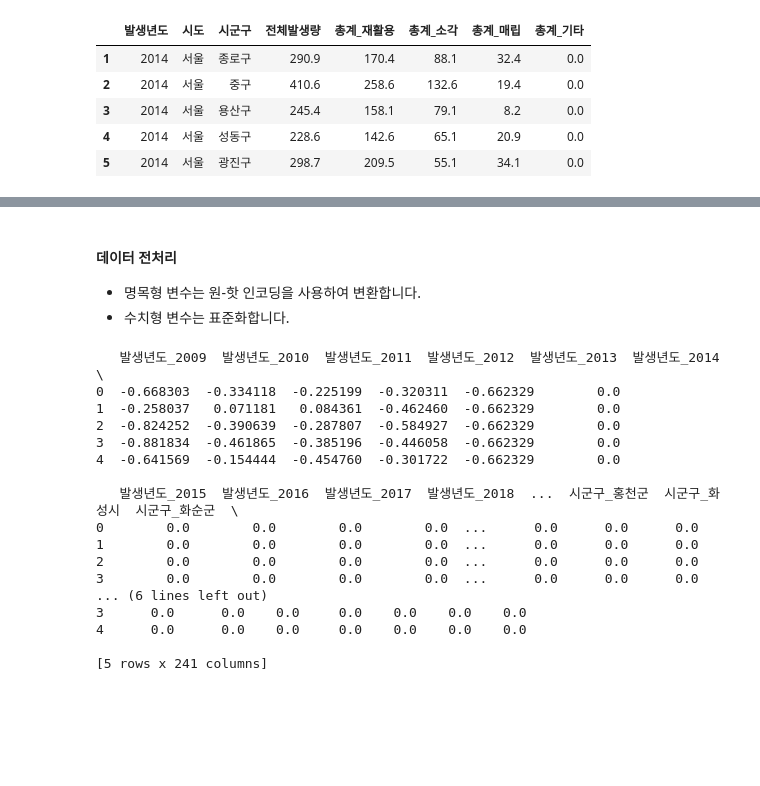
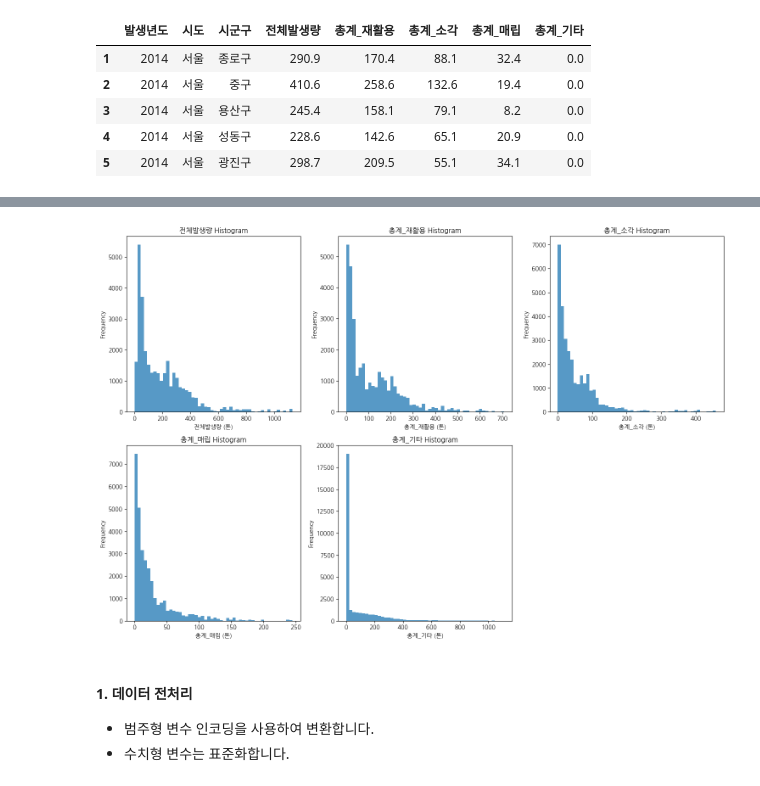
Before and after one commit to arkwith7/BDAV1, a Jupyter notebook: 02_전국폐기물발생및처리현황_data_processing.ipynb, the cells around one changed output, grey strips where cells are left out. Saved outputs shown, nothing was run; the diff lists cells and outputs as text; code cells hidden in the pictures; blank space fills up the shorter version.

```diff
--- a/02_전국폐기물발생및처리현황_data_processing.ipynb
+++ b/02_전국폐기물발생및처리현황_data_processing.ipynb
@@ -292,0 +314,16 @@ data_cleaned_augmented.describe()
+# %%
+# Define numerical columns
+numerical_cols = ['전체발생량', '총계_재활용', '총계_소각', '총계_매립', '총계_기타']
+
+# Plot histograms
+plt.figure(figsize=(15, 10))
+for i, col in enumerate(numerical_cols, 1):
+    plt.subplot(2, 3, i)
+    plt.hist(data_cleaned_augmented[col], bins=50, alpha=0.75)
+    plt.title(f'{col} Histogram')
+    plt.xlabel(f'{col} (톤)')
+    plt.ylabel('Frequency')
+plt.tight_layout()
+plt.show()
+# %% [output]
+[figure, added]
@@ -293,51 +333,4 @@ data_cleaned_augmented.describe()
 # %% [markdown]
-#### 데이터 전처리
- - 명목형 변수는 원-핫 인코딩을 사용하여 변환합니다.
+#### 1. 데이터 전처리
+ - 범주형 변수 인코딩을 사용하여 변환합니다.
  - 수치형 변수는 표준화합니다.
-# %%
-from sklearn.preprocessing import StandardScaler, OneHotEncoder
-from sklearn.compose import ColumnTransformer
-from sklearn.pipeline import Pipeline
-import pandas as pd
-
-# Identify categorical and numerical columns
-categorical_cols = ['발생년도', '시도', '시군구']
-numerical_cols = ['전체발생량', '총계_재활용', '총계_소각', '총계_매립', '총계_기타']
-
-# Define the column transformer
-preprocessor = ColumnTransformer(
-    transformers=[
-        ('num', StandardScaler(), numerical_cols),
-        ('cat', OneHotEncoder(), categorical_cols)
-    ])
-
-# Apply the transformations
-data_transformed = preprocessor.fit_transform(data_cleaned_augmented)
-
-# Get feature names from OneHotEncoder and combine with numerical column names
-cat_feature_names = preprocessor.named_transformers_['cat'].get_feature_names_out(categorical_cols)
-all_feature_names = cat_feature_names.tolist() + numerical_cols
-
-# Convert the transformed data back to a DataFrame for easier analysis
-data_transformed_df = pd.DataFrame(data_transformed.toarray(), columns=all_feature_names)
-
-# Display the first few rows of the transformed data
-print(data_transformed_df.head())
-# %% [output]
-   발생년도_2009  발생년도_2010  발생년도_2011  발생년도_2012  발생년도_2013  발생년도_2014  \
-0  -0.668303  -0.334118  -0.225199  -0.320311  -0.662329        0.0
-1  -0.258037   0.071181   0.084361  -0.462460  -0.662329        0.0
-2  -0.824252  -0.390639  -0.287807  -0.584927  -0.662329        0.0
-3  -0.881834  -0.461865  -0.385196  -0.446058  -0.662329        0.0
-4  -0.641569  -0.154444  -0.454760  -0.301722  -0.662329        0.0
-
-   발생년도_2015  발생년도_2016  발생년도_2017  발생년도_2018  ...  시군구_홍천군  시군구_화성시  시군구_화순군  \
-0        0.0        0.0        0.0        0.0  ...      0.0      0.0      0.0
-1        0.0        0.0        0.0        0.0  ...      0.0      0.0      0.0
-2        0.0        0.0        0.0        0.0  ...      0.0      0.0      0.0
-3        0.0        0.0        0.0        0.0  ...      0.0      0.0      0.0
-... (6 lines left out)
-3      0.0      0.0    0.0     0.0    0.0    0.0    0.0
-4      0.0      0.0    0.0     0.0    0.0    0.0    0.0
-
-[5 rows x 241 columns]
```
Also changed, not shown: parts of 23 cells of this notebook, 13 other files.
